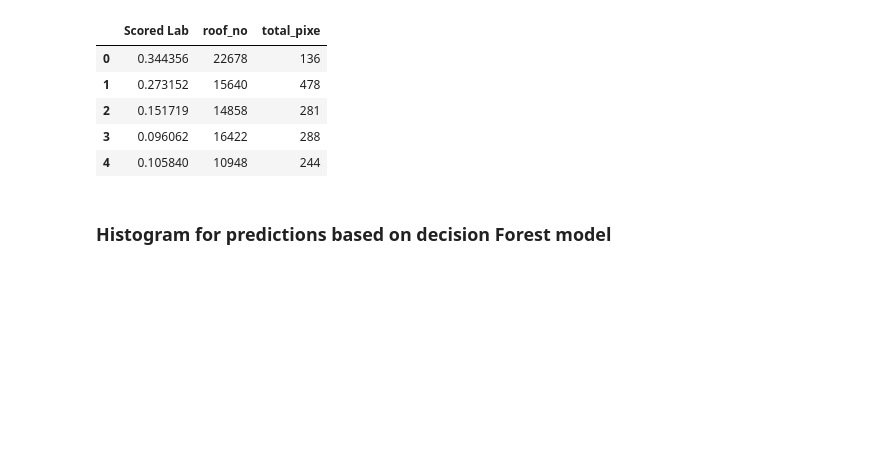
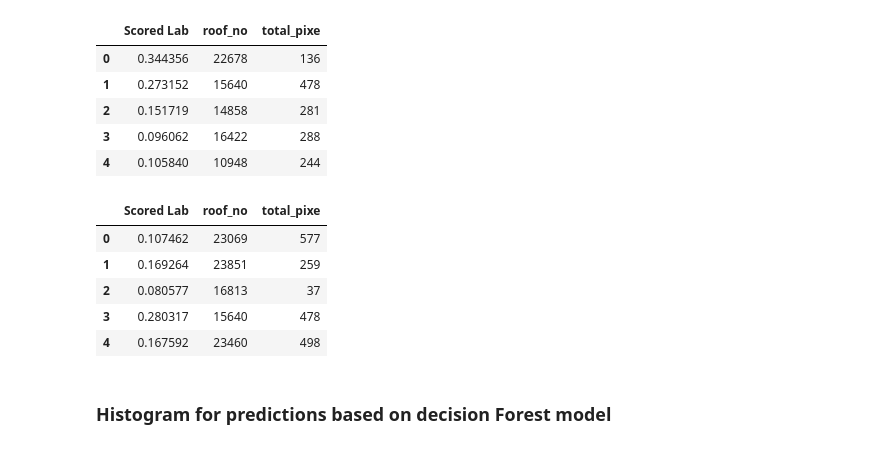
Before and after one commit to wri/UrbanHeatMitigation, a Jupyter notebook: notebooks/Vizualization/core_histogram_albedo_prediction.ipynb, the cells around one changed output. Cells and saved outputs as stored; diff of their text form; code cells hidden in the pictures; blank space fills up the shorter version.

```diff
--- a/notebooks/Vizualization/core_histogram_albedo_prediction.ipynb
+++ b/notebooks/Vizualization/core_histogram_albedo_prediction.ipynb
@@ -152,6 +115,17 @@ df_2016.head()
 | 2 | 0.151719 | 14858 | 281 |
 | 3 | 0.096062 | 16422 | 288 |
 | 4 | 0.105840 | 10948 | 244 |
+# %%
+df_2018 = pd.read_csv('pred_LA_city_2018_train-50m_pred-rf-norm_10-23_trim.csv')
+df_2018 = df_2018.sort_values('total_pixe', ascending=False).drop_duplicates('roof_no').sort_index()
+df_2018.head()
+# %% [output]
+|  | Scored Lab | roof_no | total_pixe |
+| 0 | 0.107462 | 23069 | 577 |
+| 1 | 0.169264 | 23851 | 259 |
+| 2 | 0.080577 | 16813 | 37 |
+| 3 | 0.280317 | 15640 | 478 |
+| 4 | 0.167592 | 23460 | 498 |
 # %% [markdown]
 ### Histogram for predictions based on decision Forest model
 # %%
```
Also changed, not shown: parts of 8 cells of this notebook.
